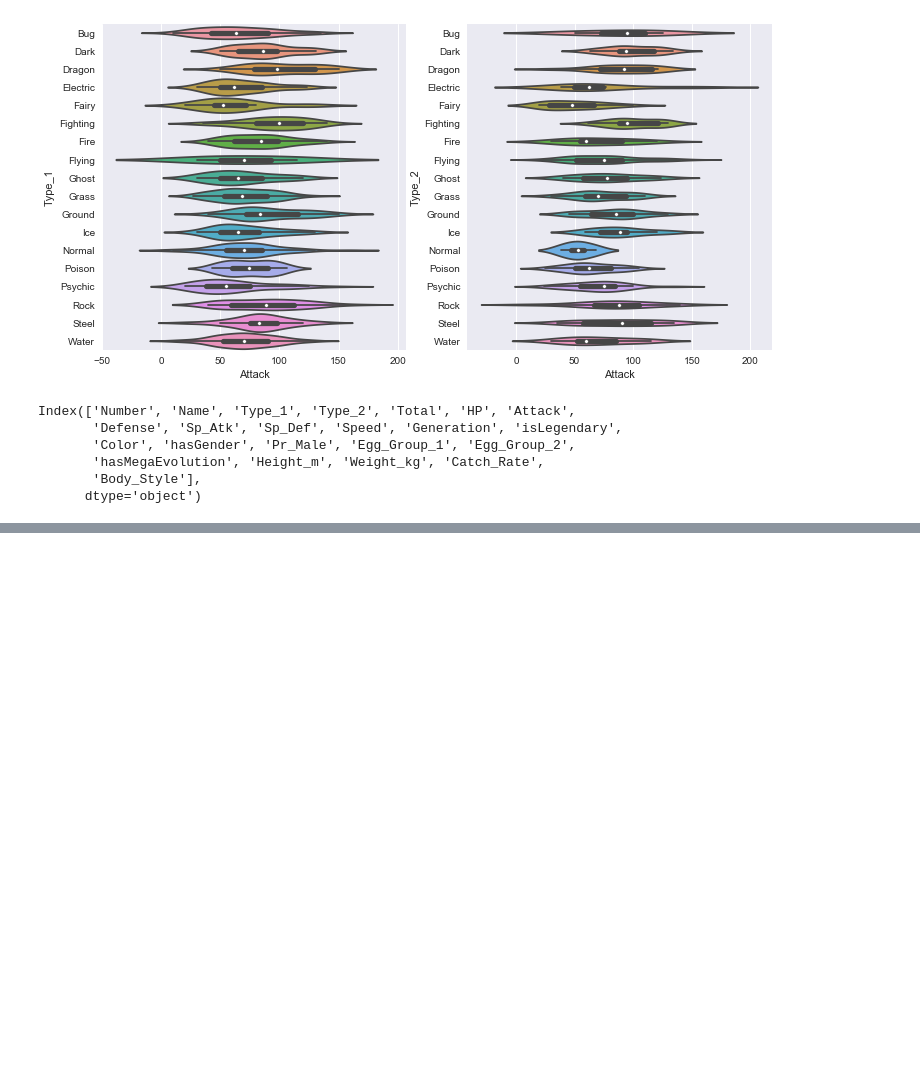
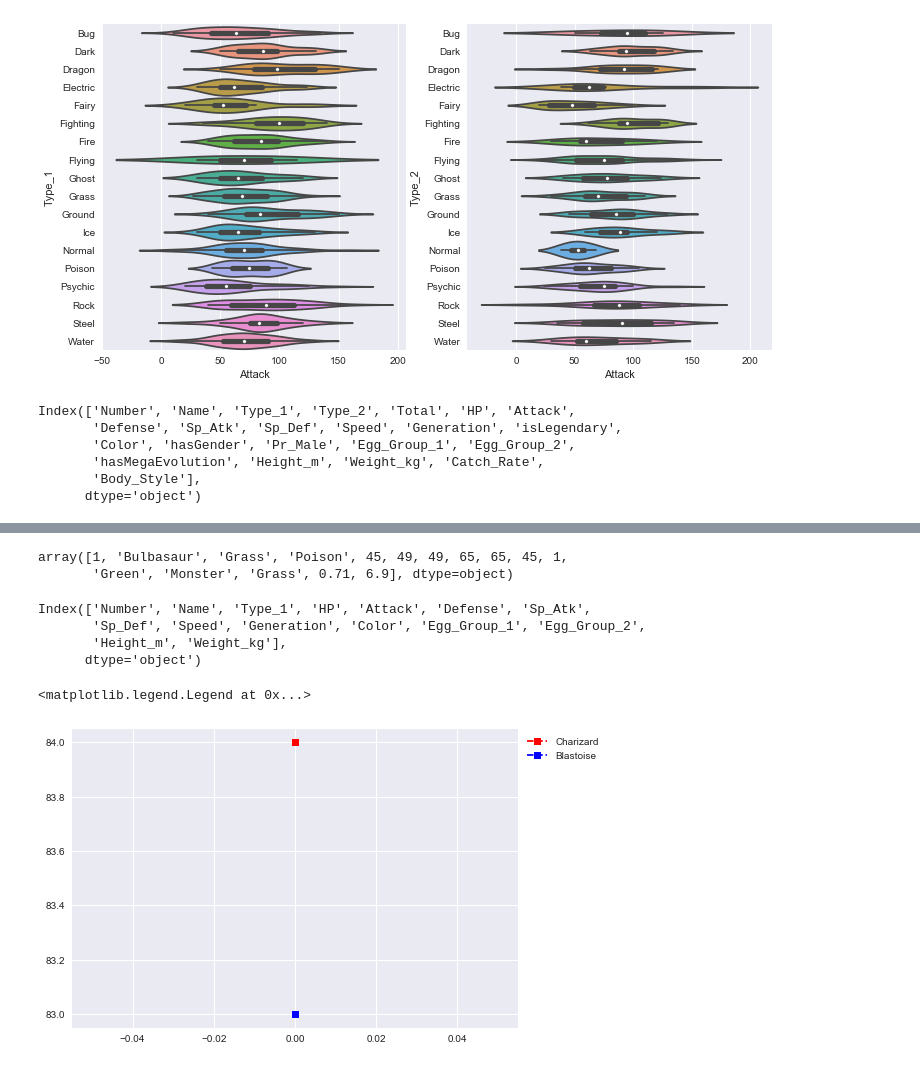
Before and after one commit to aparajithguha/Pokemon-visualization, a Jupyter notebook: pokemon.ipynb, the cells around one changed output, grey strips where cells are left out. Saved outputs shown, nothing was run; the diff lists cells and outputs as text; code cells hidden in the pictures; blank space fills up the shorter version.

```diff
--- a/pokemon.ipynb
+++ b/pokemon.ipynb
@@ -127,0 +160,12 @@ topDefense = pokemon.sort_values(by = 'Defense',ascending=False).head(10)
+# %%
+pokeMatrix[0]
+# %% [output]
+array([1, 'Bulbasaur', 'Grass', 'Poison', 45, 49, 49, 65, 65, 45, 1,
+       'Green', 'Monster', 'Grass', 0.71, 6.9], dtype=object)
+# %%
+pokemon.columns
+# %% [output]
+Index(['Number', 'Name', 'Type_1', 'HP', 'Attack', 'Defense', 'Sp_Atk',
+       'Sp_Def', 'Speed', 'Generation', 'Color', 'Egg_Group_1', 'Egg_Group_2',
+       'Height_m', 'Weight_kg'],
+      dtype='object')
@@ -127,0 +174,23 @@ topDefense = pokemon.sort_values(by = 'Defense',ascending=False).head(10)
+# %%
+pokeName = pokemon['Name'].as_matrix()
+# %%
+pokeType = pokemon['Type_1'].as_matrix()
+pokeHP = pokemon['HP'].as_matrix()
+pokeAttack = pokemon['Attack'].as_matrix(
+pokeDefense = pokemon['Defense'].as_matrix()
+pokeSpatk = pokemon['Sp_Atk'].as_matrix()
+pokeSpdef = pokemon['Sp_Def'].as_matrix()
+pokeSpeed = pokemon['Speed'].as_matrix()
+pokeGen = pokemon['Generation'].as_matrix()
+pokeColor = pokemon['Color'].as_matrix()
+pokeEgg1 = pokemon['Egg_Group_1'].as_matrix()
+pokeEgg2 = pokemon['Egg_Group_2'].as_matrix()
+pokeHt = pokemon['Height_m'].as_matrix()
+pokeWt = pokemon['Weight_kg'].as_matrix()
+# %%
+plt.plot(pokeAttack[5] ,c = 'Red', ls ='--', marker ='s',ms=7,label=pokeName[5])
+plt.plot(pokeAttack[8] ,c = 'Blue', ls ='--', marker ='s',ms=7,label=pokeName[8])
+plt.legend(loc='upper left',bbox_to_anchor=(1,1))
+# %% [output]
+<matplotlib.legend.Legend at 0x...>
+[figure, added]
```
Also changed, not shown: parts of 18 cells of this notebook.
